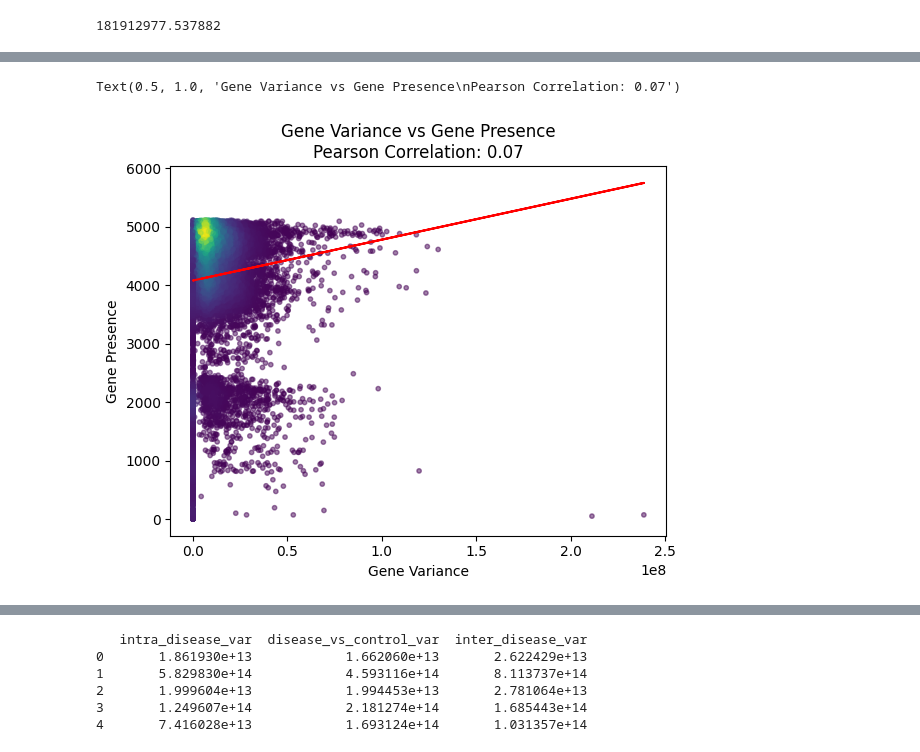
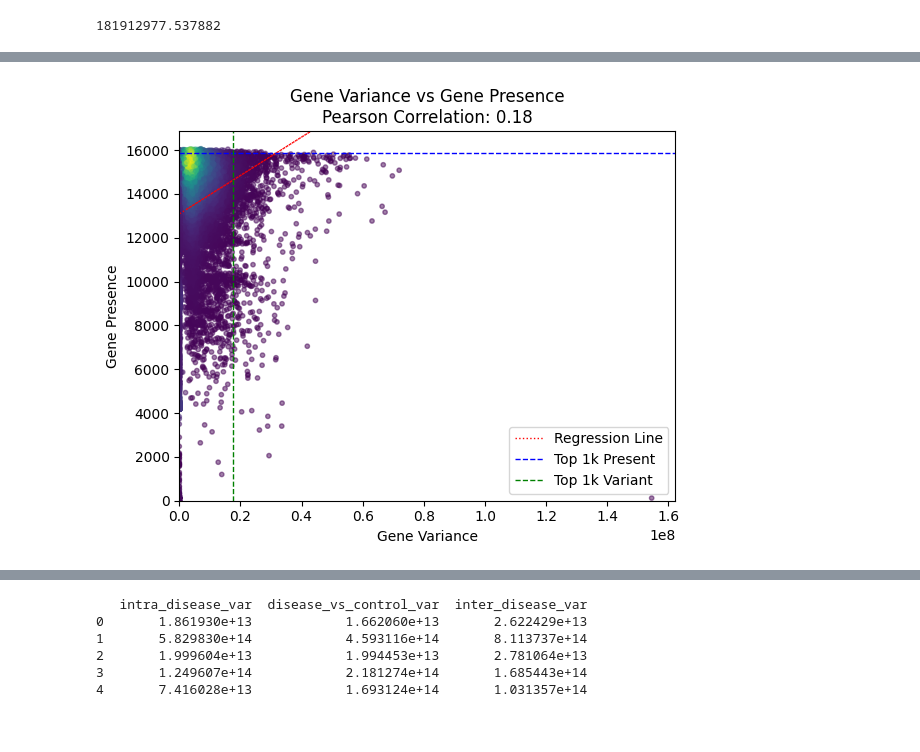
Before and after one commit to 00dylan00/scGPT_playground, a Jupyter notebook: notebooks/pp.data_analysis.ipynb, the cells around one changed output, grey strips where cells are left out. Cells and saved outputs as stored; diff of their text form; code cells hidden in the pictures.

```diff
--- a/notebooks/pp.data_analysis.ipynb
+++ b/notebooks/pp.data_analysis.ipynb
@@ -15,9 +15,10 @@ import pickle, numpy as np, pandas as pd
 import matplotlib.pyplot as plt
 import anndata as ad, os, sys
 from tqdm import tqdm
+import seaborn as sns
 
 # variables
-pp_data = "pp_data-24-09-24-03"
+pp_data = "pp_data-24-09-25-03"
 
 metadata_path = "../data/%s/metadata.pkl" % pp_data
 adata_path = "../data/%s/data.h5ad" % pp_data
@@ -713,35 +898,59 @@ mask_presence = np.sum(~np.isnan(adata.X), axis=0) > 0
 x_data = np.nanstd(adata.X[:, mask_presence], axis=0)
 y_data = np.sum(~np.isnan(adata.X[:, mask_presence]), axis=0)
 
 # Calculate the point density
 xy = np.vstack([x_data, y_data])
 z = gaussian_kde(xy)(xy)
 
 fig, ax = plt.subplots()
 ax.scatter(x_data, y_data, c=z, s=10, alpha=0.5)
 
 # fit regression line
 from scipy.stats import linregress
 
 slope, intercept, r_value, p_value, std_err = linregress(x_data, y_data)
 
+y_line = slope * x_data + intercept
+mask_line = y_line <= max(y_data) * 1.05
+
 plt.plot(
-    x_data,
-    slope * x_data + intercept,
+    x_data[mask_line],
+    y_line[mask_line],
     color="red",
-    label=f"y = {slope:.2f}x + {intercept:.2f}",
+    # label=f"y = {slope:.2f}x + {intercept:.2f}",
+    linewidth=1,
+    label="Regression Line",
+    linestyle=":",
 )
 
 plt.xlabel("Gene Variance")
 plt.ylabel("Gene Presence")
 plt.title("Gene Variance vs Gene Presence\nPearson Correlation: {:.2f}".format(r_value))
 
 
+y_data_sorted = np.sort(y_data)
+x_data_sorted = np.sort(x_data)
+top_present = y_data_sorted[-1000]
+top_variant = x_data_sorted[-1000]
+
+plt.axhline(
+    top_present, color="blue", linestyle="--", linewidth=1, label="Top 1k Present"
+)
+plt.axvline(
+    top_variant, color="green", linestyle="--", linewidth=1, label="Top 1k Variant"
+)
+
+plt.legend()
+
+plt.ylim(0, max(y_data) * 1.05)
+plt.xlim(
+    -100,
+)
+
 plt.savefig(
     os.path.join(output_dir, "presence_vs_variance.png"),
     dpi=300,
     bbox_inches="tight",
 )
 # %% [output]
-Text(0.5, 1.0, 'Gene Variance vs Gene Presence\nPearson Correlation: 0.07')
-[figure, old version]
+[figure, new version]
```
Also changed, not shown: parts of 18 cells of this notebook, 18 other files.
